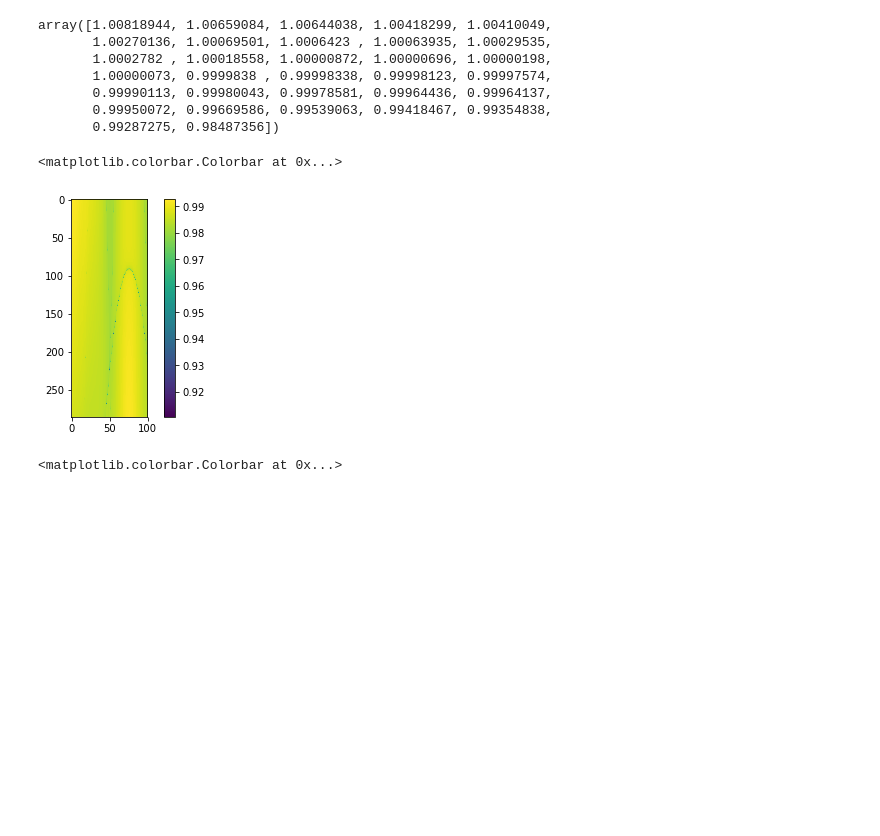
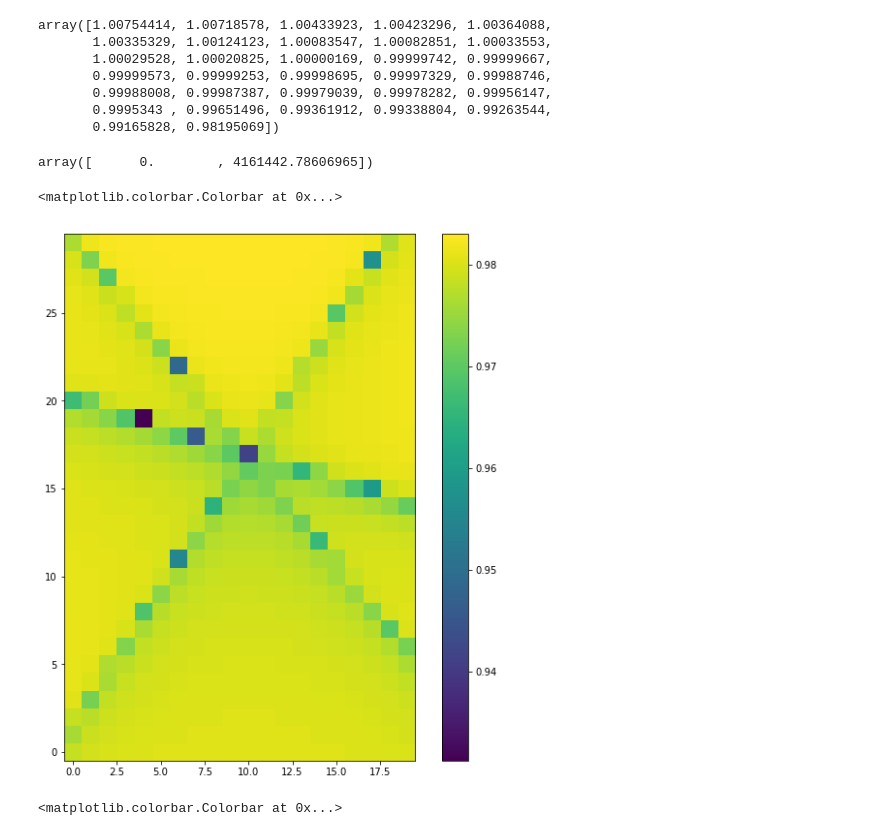
Before and after one commit to texnokrates/qpms-ipynotebooks, a Jupyter notebook: hexlaser/Dispersions.ipynb, the cells around one changed output. Drawn from its saved outputs; the diff is of its cells as text; code cells hidden in the pictures; blank space fills up the shorter version.

```diff
--- a/hexlaser/Dispersions.ipynb
+++ b/hexlaser/Dispersions.ipynb
@@ -7,12 +7,13 @@ from scipy import interpolate
 ň = np.newaxis
 # %%
 TMatrix_file = '/u/46/necadam1/unix/tmatrix-experiments/Cylinder/hexlasingPaper/cylinder_50nm_lMax2_long.TMatrix'
-Wfile = '/u/46/necadam1/unix/qpms/qpms/apps/test/3out'
-Wfile_long = '/u/46/necadam1/unix/qpms/qpms/apps/test/3long'
-Wfile_short = '/u/46/necadam1/unix/qpms/qpms/apps/test/3short'
+Wfile = '/l/dispdatar/fulls'
+#Wfile = '/u/46/necadam1/unix/qpms/qpms/apps/test/3out'
+#Wfile_long = '/u/46/necadam1/unix/qpms/qpms/apps/test/3long'
+#Wfile_short = '/u/46/necadam1/unix/qpms/qpms/apps/test/3short'
 # %%
-#wdata = qpms.loadWfile(Wfile)
-wdata = qpms.loadWfile(Wfile_long)
+wdata = qpms.loadWfile(Wfile)
+#wdata = qpms.loadWfile(Wfile_long)
 #wdata_short = qpms.loadWfile(Wfile_short)
 #wdata_long = qpms.loadWfile(Wfile_long)
 TMatrices_orig, freqs_orig, freqs_weirdunits_orig, lMaxTM = qpms.loadScuffTMatrices(TMatrix_file, normalisation = 2, version = 'new')
@@ -20,5 +21,5 @@ TMatrices_orig, freqs_orig, freqs_weirdunits_orig, lMaxTM = qpms.loadScuffTMatri
 lMax = lMaxTM
 npart = 2
 nelem = qpms.get_nelem(lMax)
-nomega = 286
-nk = 100
+nomega = 400 # 286
+nk = 150 #100
@@ -60,10 +88,10 @@ for omi in range(nomega):
 # %%
 allS[2,59]
 # %% [output]
-array([1.00818944, 1.00659084, 1.00644038, 1.00418299, 1.00410049,
-       1.00270136, 1.00069501, 1.0006423 , 1.00063935, 1.00029535,
-       1.0002782 , 1.00018558, 1.00000872, 1.00000696, 1.00000198,
-       1.00000073, 0.9999838 , 0.99998338, 0.99998123, 0.99997574,
-       0.99990113, 0.99980043, 0.99978581, 0.99964436, 0.99964137,
-       0.99950072, 0.99669586, 0.99539063, 0.99418467, 0.99354838,
-       0.99287275, 0.98487356])
+array([1.00754414, 1.00718578, 1.00433923, 1.00423296, 1.00364088,
+       1.00335329, 1.00124123, 1.00083547, 1.00082851, 1.00033553,
+       1.00029528, 1.00020825, 1.00000169, 0.99999742, 0.99999667,
+       0.99999573, 0.99999253, 0.99998695, 0.99997329, 0.99988746,
+       0.99988008, 0.99987387, 0.99979039, 0.99978282, 0.99956147,
+       0.9995343 , 0.99651496, 0.99361912, 0.99338804, 0.99263544,
+       0.99165828, 0.98195069])
@@ -72,10 +98,16 @@ array([1.00818944, 1.00659084, 1.00644038, 1.00418299, 1.00410049,
+# %%
+wdata['freqs_weirdunits'].reshape((nomega, nk))[110,85]
+ks[110,85]
+# %% [output]
+array([      0.        , 4161442.78606965])
 # %%
 #full
-plt.imshow(allS[:,:,-1])
+plt.figure(figsize=(10,10))
+plt.imshow(allS[85:115,90:110,-1], origin = 'lower')
 plt.colorbar()
 # %% [output]
 <matplotlib.colorbar.Colorbar at 0x...>
-[figure, old version]
+[figure, new version]
 # %%
 #short
 plt.imshow(allS[:,:,-1])
```
Also changed, not shown: parts of 11 cells of this notebook, 1 other file.
